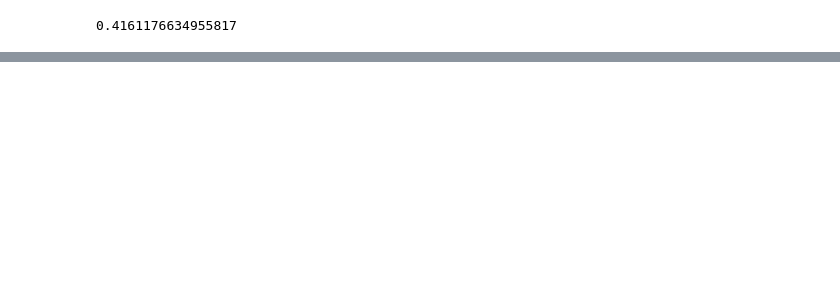
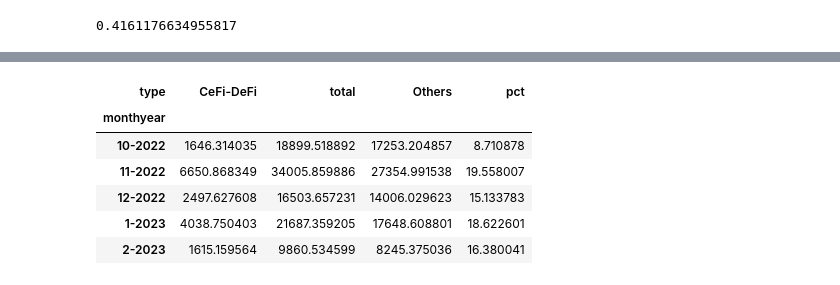
Before and after one commit to ankitchiplunkar/crypto_charts, a Jupyter notebook: notebooks/Coinbase rewards split between cefi-defi arbs and others.ipynb, the cells around one changed output, grey strips where cells are left out. Cells and saved outputs as stored; diff of their text form; code cells hidden in the pictures; blank space fills up the shorter version.

```diff
--- a/notebooks/Coinbase rewards split between cefi-defi arbs and others.ipynb
+++ b/notebooks/Coinbase rewards split between cefi-defi arbs and others.ipynb
@@ -84,0 +196,11 @@ df_cefidefi.groupby('cefi-defi').sum()
+# %%
+to_plot3['pct'] = to_plot3['CeFi-DeFi trades']*100/to_plot3['total']
+ax = to_plot3['pct'].plot(grid=True)
+ax.set_title('Percentage of validator payments coming from CeFi-Defi trades')
+ax.set_xlabel('Month of the year')
+ax.set_ylabel('Percentage of validator payments')
+ax.set_ylim(0, 25)
+ax.yaxis.set_major_formatter(mtick.PercentFormatter())
+
+for id, val in enumerate(to_plot3['pct']):
+    ax.text(id, val+0.2, "{:.1f} %".format(val))
@@ -84,0 +209,10 @@ df_cefidefi.groupby('cefi-defi').sum()
+# %%
+to_plot3
+# %% [output]
+| type | CeFi-DeFi | total | Others | pct |
+| monthyear |  |  |  |  |
+| 10-2022 | 1646.314035 | 18899.518892 | 17253.204857 | 8.710878 |
+| 11-2022 | 6650.868349 | 34005.859886 | 27354.991538 | 19.558007 |
+| 12-2022 | 2497.627608 | 16503.657231 | 14006.029623 | 15.133783 |
+| 1-2023 | 4038.750403 | 21687.359205 | 17648.608801 | 18.622601 |
+| 2-2023 | 1615.159564 | 9860.534599 | 8245.375036 | 16.380041 |
```
Also changed, not shown: parts of 17 cells of this notebook.
